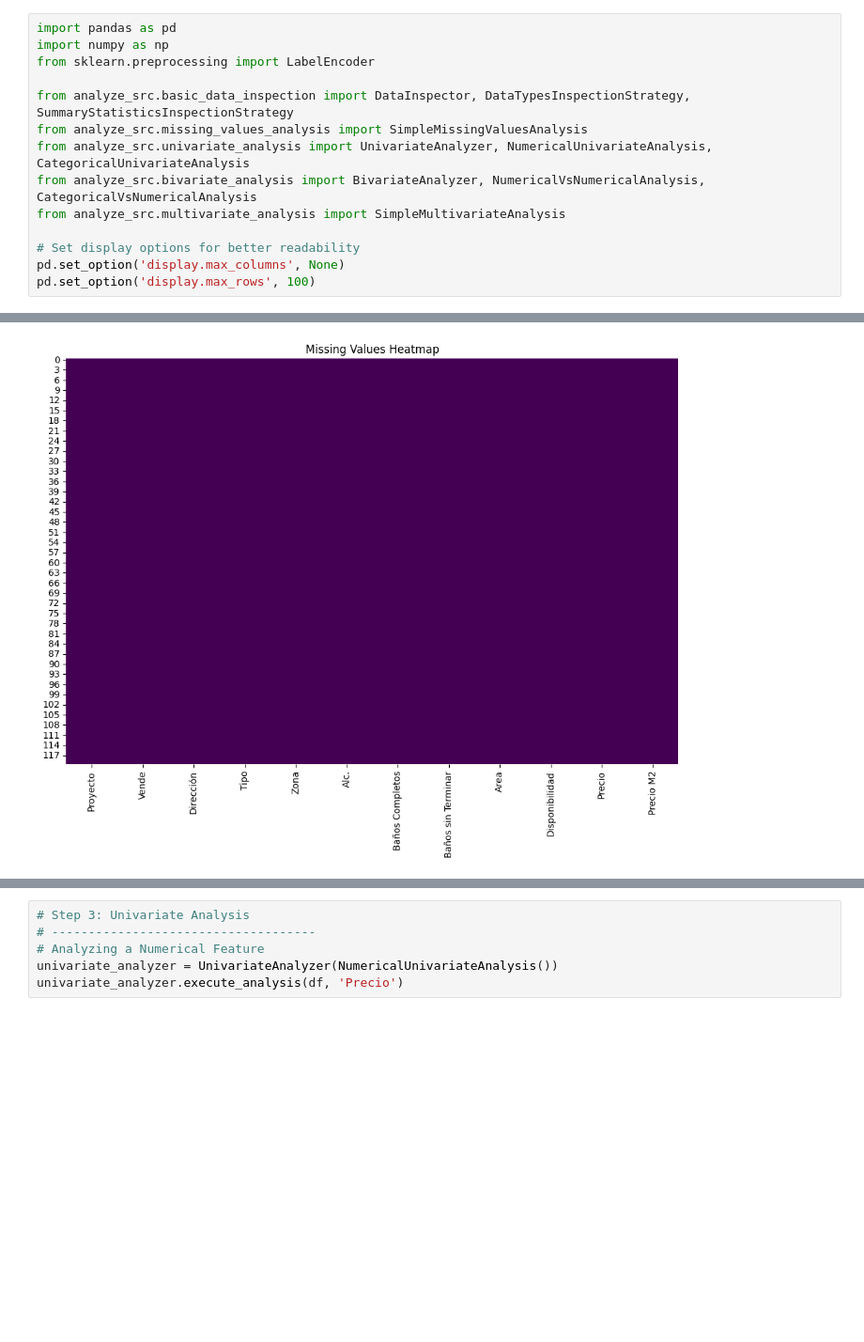
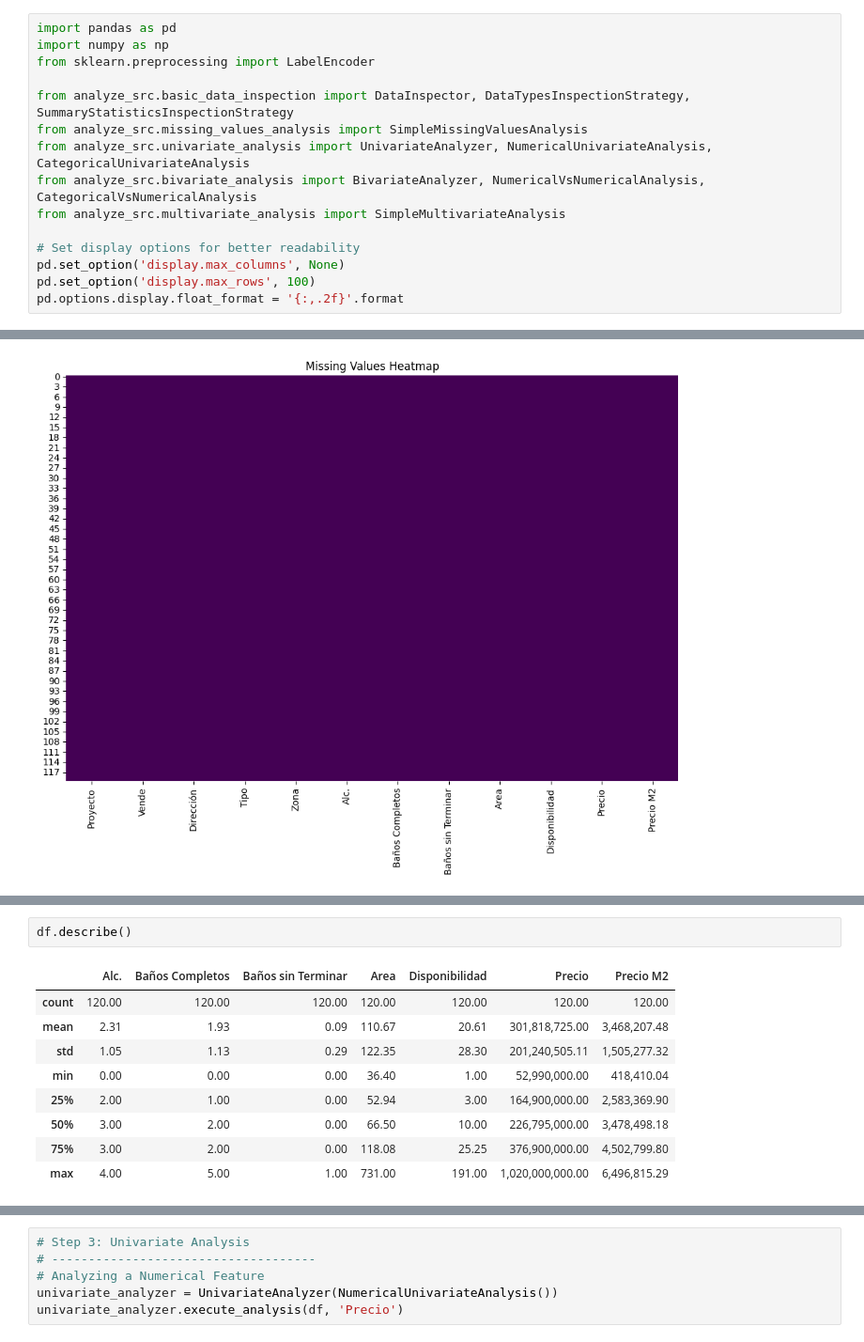
Before and after one commit to CJ7MO/price-predictor-system-ns, a Jupyter notebook: analysis/EDA.ipynb, the cells around one changed output, grey strips where cells are left out. Shown at 94% size. Saved outputs shown, nothing was run; the diff lists cells and outputs as text; blank space fills up the shorter version.

```diff
--- a/analysis/EDA.ipynb
+++ b/analysis/EDA.ipynb
@@ -12,6 +12,7 @@ from analyze_src.multivariate_analysis import SimpleMultivariateAnalysis
 # Set display options for better readability
 pd.set_option('display.max_columns', None)
 pd.set_option('display.max_rows', 100)
+pd.options.display.float_format = '{:,.2f}'.format
 # %%
 # Load the data
 data_path = r'C:\Users\Administrator\Documents\Proyectos\TECH-CAMP\Proyecto-1\data\data.xlsx'
@@ -90,0 +143,12 @@ Missing Values Heatmap:
+# %%
+df.describe()
+# %% [output]
+|  | Alc. | Baños Completos | Baños sin Terminar | Area | Disponibilidad | Precio | Precio M2 |
+| count | 120.00 | 120.00 | 120.00 | 120.00 | 120.00 | 120.00 | 120.00 |
+| mean | 2.31 | 1.93 | 0.09 | 110.67 | 20.61 | 301,818,725.00 | 3,468,207.48 |
+| std | 1.05 | 1.13 | 0.29 | 122.35 | 28.30 | 201,240,505.11 | 1,505,277.32 |
+| min | 0.00 | 0.00 | 0.00 | 36.40 | 1.00 | 52,990,000.00 | 418,410.04 |
+| 25% | 2.00 | 1.00 | 0.00 | 52.94 | 3.00 | 164,900,000.00 | 2,583,369.90 |
+| 50% | 3.00 | 2.00 | 0.00 | 66.50 | 10.00 | 226,795,000.00 | 3,478,498.18 |
+| 75% | 3.00 | 2.00 | 0.00 | 118.08 | 25.25 | 376,900,000.00 | 4,502,799.80 |
+| max | 4.00 | 5.00 | 1.00 | 731.00 | 191.00 | 1,020,000,000.00 | 6,496,815.29 |
```
Also changed, not shown: parts of 7 cells of this notebook.
